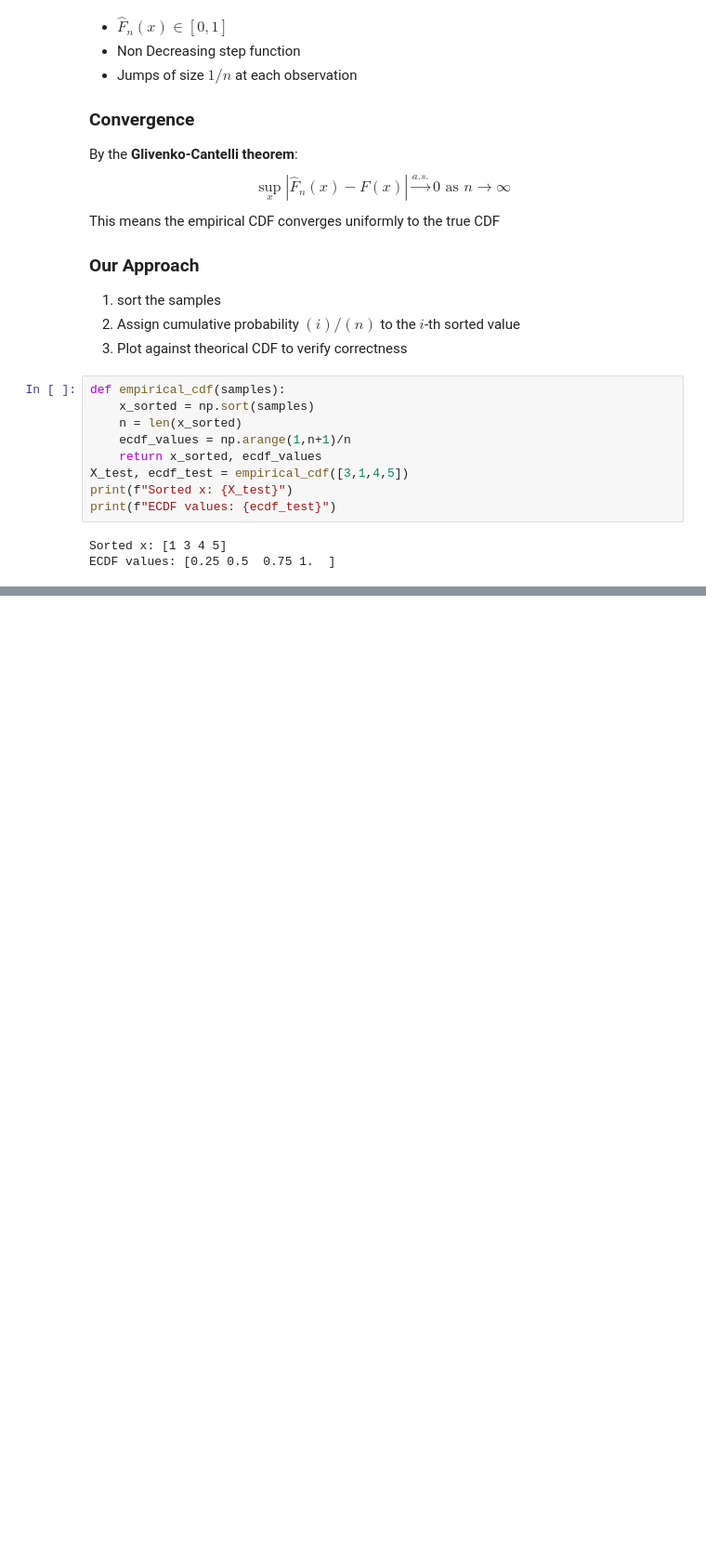
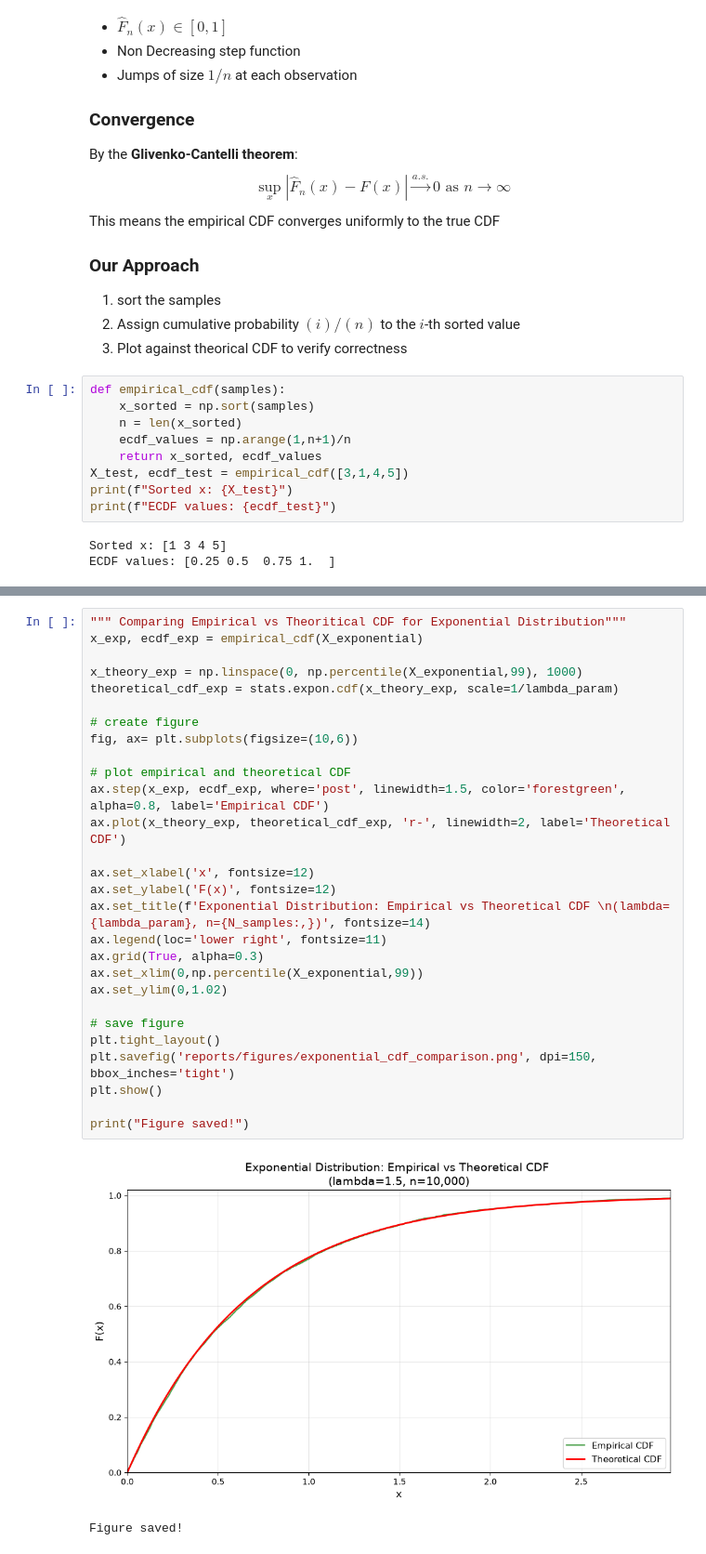
Before and after one commit to YasmineCharifi/Brownian-Motion-Simulator, a Jupyter notebook: notebooks/distributions.ipynb, the cells around one changed output, grey strips where cells are left out. Shown at 93% size. Drawn from its saved outputs; the diff is of its cells as text; blank space fills up the shorter version.

Commit message:
lognormal and exponential distributions bis 2

```diff
--- a/notebooks/distributions.ipynb
+++ b/notebooks/distributions.ipynb
@@ -213,0 +226,31 @@ Figured saved!
+# %%
+""" Comparing Empirical vs Theoritical CDF for Exponential Distribution"""
+x_exp, ecdf_exp = empirical_cdf(X_exponential)
+
+x_theory_exp = np.linspace(0, np.percentile(X_exponential,99), 1000)
+theoretical_cdf_exp = stats.expon.cdf(x_theory_exp, scale=1/lambda_param)
+
+# create figure
+fig, ax= plt.subplots(figsize=(10,6))
+
+# plot empirical and theoretical CDF
+ax.step(x_exp, ecdf_exp, where='post', linewidth=1.5, color='forestgreen', alpha=0.8, label='Empirical CDF')
+ax.plot(x_theory_exp, theoretical_cdf_exp, 'r-', linewidth=2, label='Theoretical CDF')
+
+ax.set_xlabel('x', fontsize=12)
+ax.set_ylabel('F(x)', fontsize=12)
+ax.set_title(f'Exponential Distribution: Empirical vs Theoretical CDF \n(lambda={lambda_param}, n={N_samples:,})', fontsize=14)
+ax.legend(loc='lower right', fontsize=11)
+ax.grid(True, alpha=0.3)
+ax.set_xlim(0,np.percentile(X_exponential,99))
+ax.set_ylim(0,1.02)
+
+# save figure
+plt.tight_layout()
+plt.savefig('reports/figures/exponential_cdf_comparison.png', dpi=150, bbox_inches='tight')
+plt.show()
+
+print("Figure saved!")
+# %% [output]
+[figure, added]
+Figure saved!
```
Also changed, not shown: parts of 4 cells of this notebook, 3 other files.
